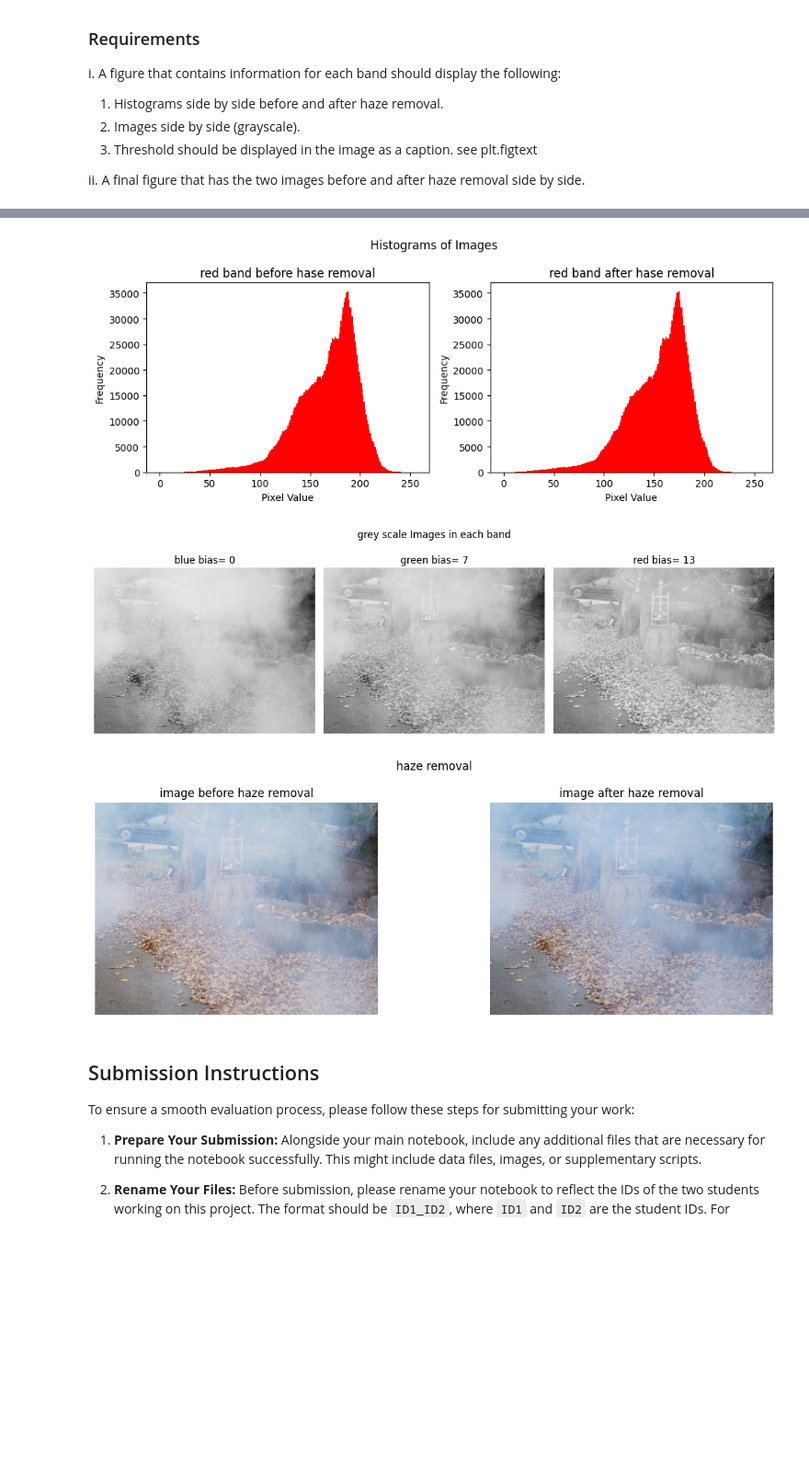
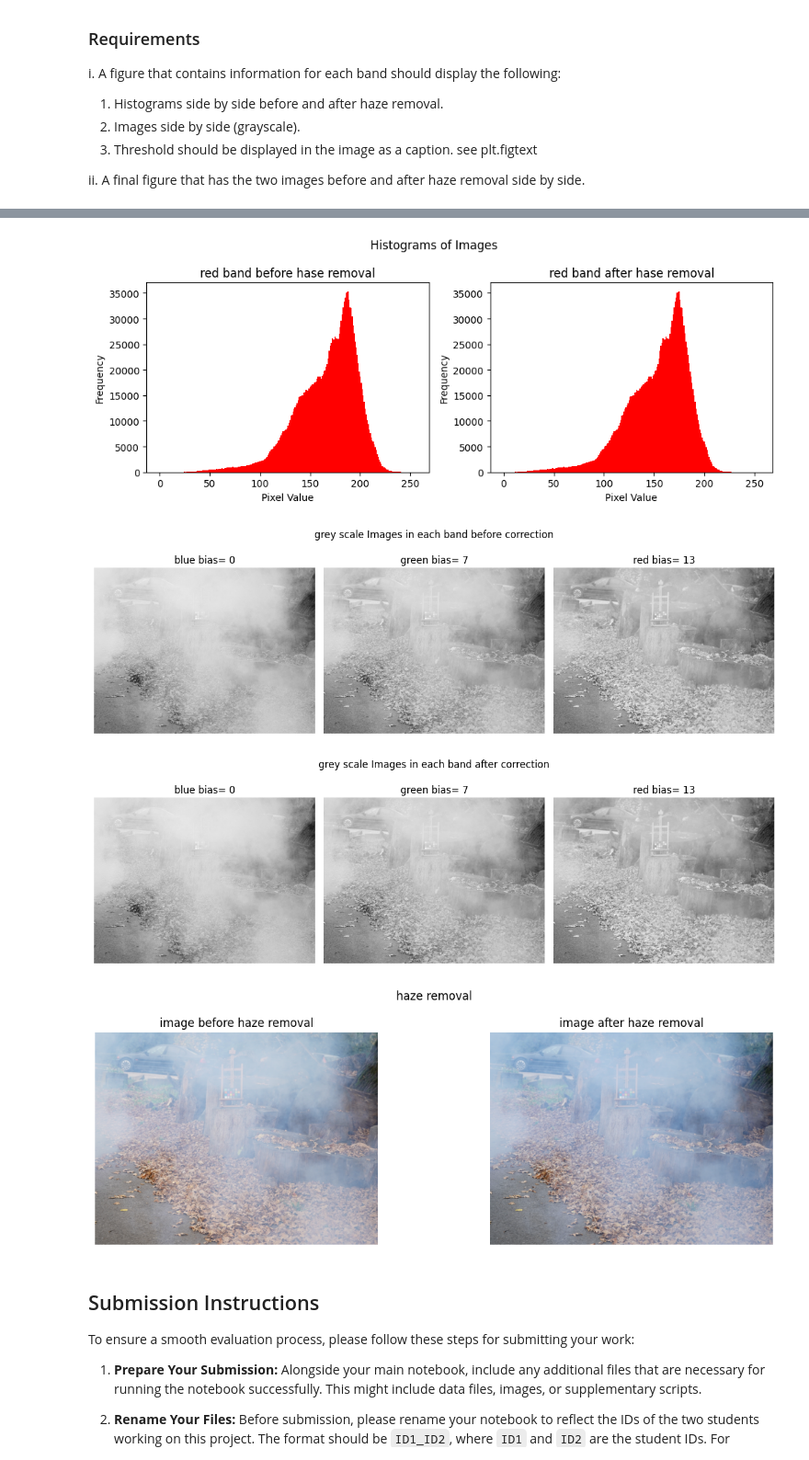
Before and after one commit to norhanreda/satellite-imagery-labs, a Jupyter notebook: Lab1 - Image Correction/9203639_9203673.ipynb, the cells around one changed output, grey strips where cells are left out. Shown at 92% size. Saved outputs shown, nothing was run; the diff lists cells and outputs as text; code cells hidden in the pictures; blank space fills up the shorter version.

```diff
--- a/Lab1 - Image Correction/9203639_9203673.ipynb
+++ b/Lab1 - Image Correction/9203639_9203673.ipynb
@@ -335,10 +335,36 @@ plt.tight_layout()
 plt.show()
 
 
+# Create a figure with three subplots
+fig, (ax1, ax2, ax3) = plt.subplots(1, 3, figsize=(12, 4))
+fig.suptitle('grey scale Images in each band before correction')
+
+# Plot the first image
+ax1.imshow(blue_band, cmap='gray')
+ax1.set_title('blue bias= '+str(min_blue))
+ax1.axis('off')
+
+# Plot the second image
+ax2.imshow(green_band, cmap='gray')
+ax2.set_title('green bias= '+str(min_green))
+ax2.axis('off')
+
+# Plot the third image
+ax3.imshow(red_band, cmap='gray')
+ax3.set_title('red bias= '+str(min_red))
+ax3.axis('off')
+
+# Adjust spacing between subplots
+plt.tight_layout()
+
+# Display the figure
+plt.show()
+
+
 
 # Create a figure with three subplots
 fig, (ax1, ax2, ax3) = plt.subplots(1, 3, figsize=(12, 4))
-fig.suptitle('grey scale Images in each band')
+fig.suptitle('grey scale Images in each band after correction')
 
 # Plot the first image
 ax1.imshow(blue_band1, cmap='gray')
@@ -371,35 +397,36 @@ fig, (ax1, ax2) = plt.subplots(1, 2, figsize=(12, 4))
 fig.suptitle('haze removal')
 
 # Plot the first image
 ax1.imshow(cv2.cvtColor(image, cv2.COLOR_BGR2RGB))
 ax1.set_title("image before haze removal")
 ax1.axis('off')
 
 # Plot the second image
 ax2.imshow(cv2.cvtColor(haze_removed_img, cv2.COLOR_BGR2RGB))
 ax2.set_title("image after haze removal")
 ax2.axis('off')
 
 # Adjust spacing between subplots
 plt.tight_layout()
 
 # Display the figure
 plt.show()
 # cv2.imshow('Image', haze_removed_img)
 # cv2.waitKey(0)
 # %% [output]
 (1200, 1600, 3)
 Minimum value in Blue Band: 0
 Minimum value in Green Band: 7
 Minimum value in Red Band: 13
 Minimum value in Blue Band: 0
 Minimum value in Green Band: 0
 Minimum value in Red Band: 0
 [figure]
 [figure]
 [figure]
-[figure, old version]
+[figure, new version]
-[figure, old version]
+[figure, new version]
+[figure, added]
 # %% [markdown]
 ## Submission Instructions
 
```
Also changed, not shown: parts of 1 cell of this notebook, 1 other file.
